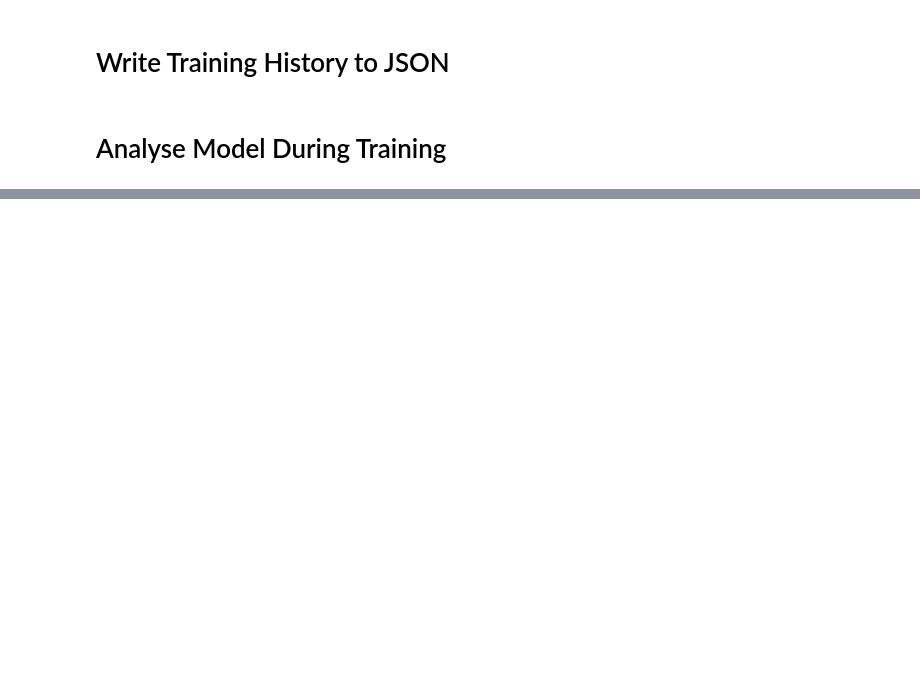
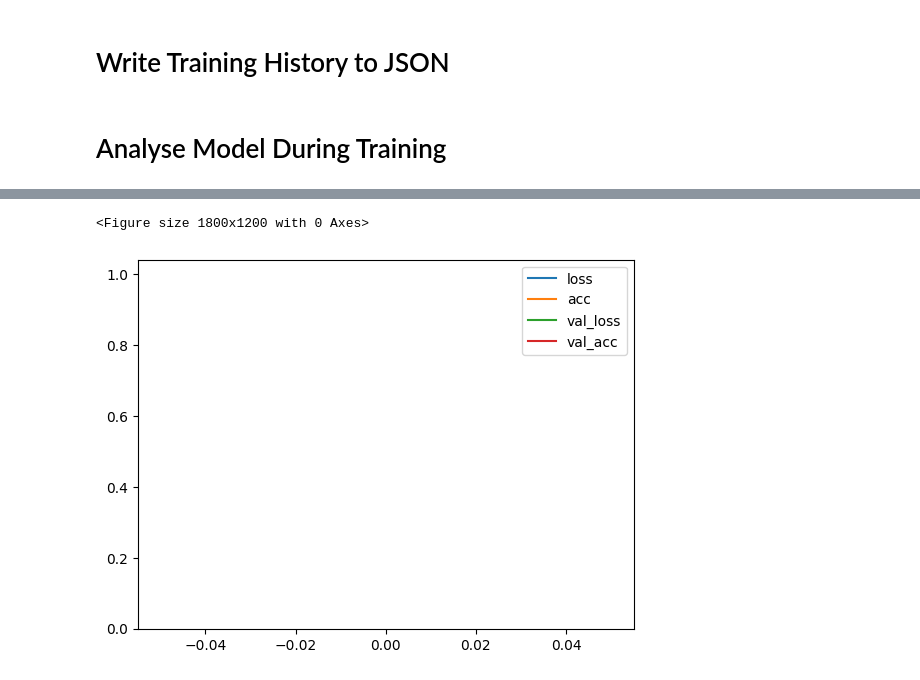
Before and after one commit to 0xVolt/toxicity-detector-model, a Jupyter notebook: build-model.ipynb, the cells around one changed output, grey strips where cells are left out. Drawn from its saved outputs; the diff is of its cells as text; code cells hidden in the pictures; blank space fills up the shorter version.

```diff
--- a/build-model.ipynb
+++ b/build-model.ipynb
@@ -690,6 +748,9 @@ history.history
 # %%
-plt.figure(figsize=(15, 10), dpi=120)
+# plt.figure(figsize=(15, 10), dpi=120)
 
-pd.DataFrame(history.history).plot()
+# pd.DataFrame(history.history).plot()
 
-plt.show()
+# plt.show()
+# %% [output]
+<Figure size 1800x1200 with 0 Axes>
+[figure, added]
```
Also changed, not shown: parts of 13 cells of this notebook.
